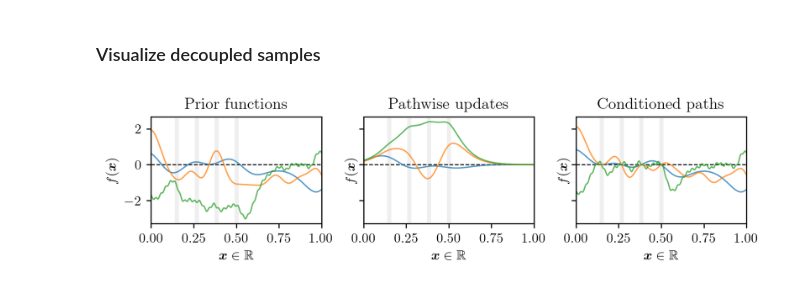
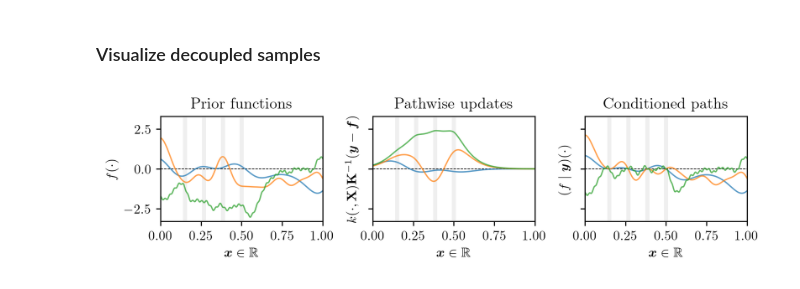
Before and after one commit to j-wilson/GPflowSampling, a Jupyter notebook: examples/0_pathwise_conditioning.ipynb, the cells around one changed output. Cells and saved outputs as stored; diff of their text form; code cells hidden in the pictures.

```diff
--- a/examples/0_pathwise_conditioning.ipynb
+++ b/examples/0_pathwise_conditioning.ipynb
@@ -23,12 +23,13 @@ from gpflow_sampling.sampling import priors, updates, decoupled
 # %%
 import matplotlib.pyplot as plt
 %matplotlib inline
+plt.rc('figure', dpi=256)
 plt.rc('font', family='serif', size=10)
 plt.rc('text', usetex=True)
 plt.rc('text.latex', preamble=r'''
        \usepackage{amsmath,amsfonts}
+       \newcommand{\m}[1]{\mathbf{#1}}
        \renewcommand{\v}[1]{\boldsymbol{#1}}''')
-plt.rc('figure', dpi=256)
 # %%
 tf.random.set_seed(1)
 # %% [markdown]
@@ -91,30 +95,38 @@ assert tf.reduce_all(decoupled_fn(Xnew) == Fnew + dFnew)
 ### Visualize  decoupled samples
 # %%
 fig, axes = plt.subplots(figsize=(7, 2), ncols=3, sharey='row')
-for ax in np.ravel(axes):
+for i, ax in enumerate(axes):
     for x in X:  # indicate training locations
         ax.axvline(x,
                    linewidth=3,
                    zorder=0,
                    alpha=0.25,
                    color='silver')
 
-    ax.axhline(0, linestyle='--', linewidth=3/4, color='k', zorder=0)
+    ax.axhline(0, linestyle='--', linewidth=1/2, color='k', zorder=0)
     ax.set_xlim(0, 1)
     ax.set_xlabel(r'$\v{x} \in \mathbb{R}$')
-    ax.set_ylabel(r'$f(\v{x})$')
 
 # Plot components of decoupled sample paths
 for i, kern in enumerate(kernel.kernels):
     f_i = Fnew[0, ..., i]
     df_i = dFnew[0, ..., i]
     axes[0].plot(Xnew, f_i, linewidth=1, alpha=3/4)
     axes[1].plot(Xnew, df_i, linewidth=1, alpha=3/4)
     axes[2].plot(Xnew, f_i + df_i, linewidth=1, alpha=3/4)
 
+for ax in axes:
+    ylim = max(abs(val) for val in ax.get_ylim())
+    ax.set_ylim(-ylim, ylim)
+
 axes[0].set_title('Prior functions')
+axes[0].set_ylabel(r'$f(\cdot)$')
+
 axes[1].set_title('Pathwise updates')
+axes[1].set_ylabel(r'$k(\cdot, \m{X})\m{K}^{-1}(\v{y} - \v{f})$', labelpad=10)
+
 axes[2].set_title('Conditioned paths')
+axes[2].set_ylabel(r'$(f \mid \v{y})(\cdot)$', labelpad=10)
 plt.tight_layout()
 # %% [output]
-[figure, old version]
+[figure, new version]
```
Also changed, not shown: parts of 1 cell of this notebook, 10 other files.
